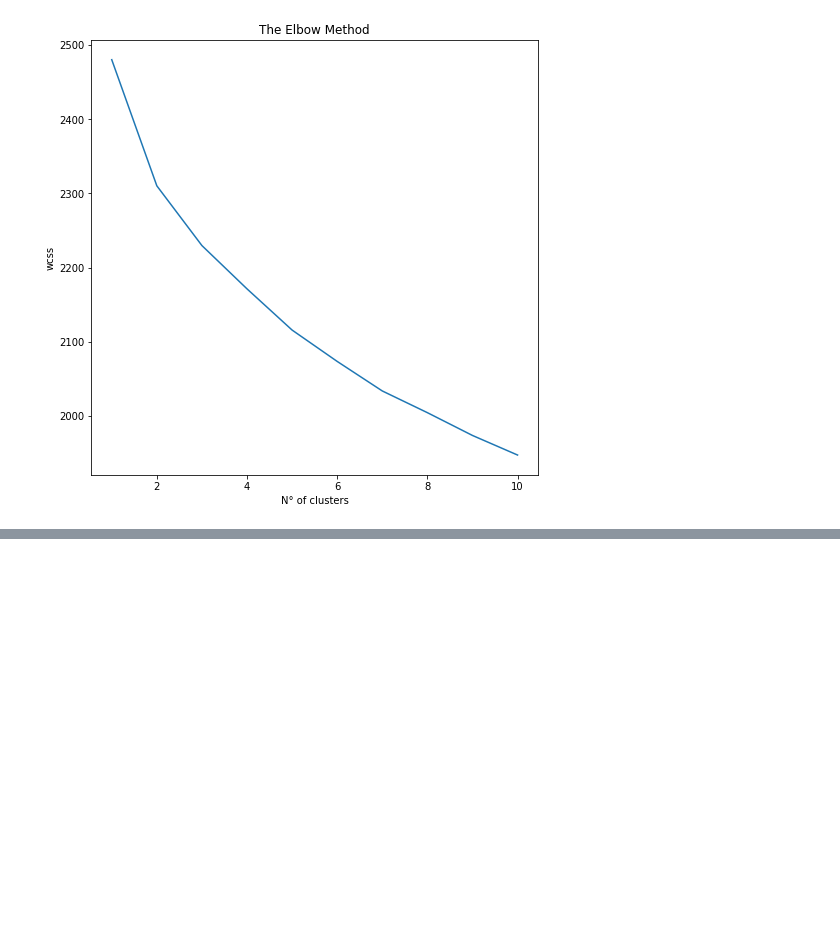
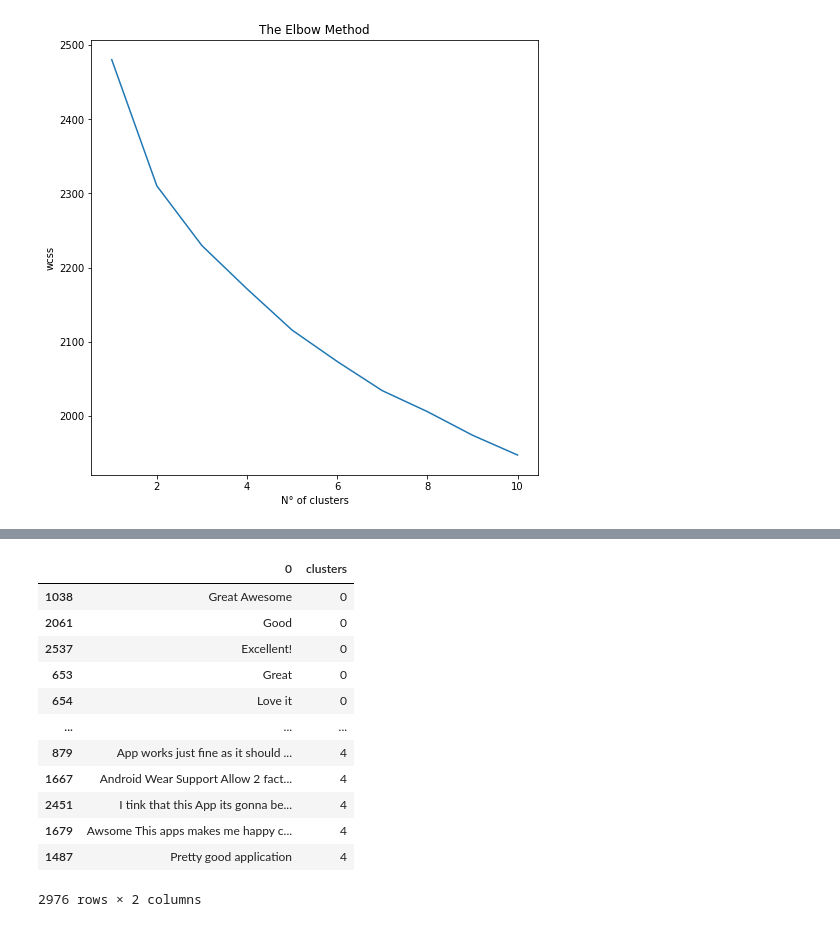
Before and after one commit to LuisSante/Text-segmentation-using-Agglomerative-Clustering, a Jupyter notebook: kmeans.ipynb, the cells around one changed output, grey strips where cells are left out. Saved outputs shown, nothing was run; the diff lists cells and outputs as text; code cells hidden in the pictures; blank space fills up the shorter version.

```diff
--- a/kmeans.ipynb
+++ b/kmeans.ipynb
@@ -160,3 +197,19 @@ best k:  5
+# %%
+ds_new.sort_values(by = ['clusters'])
+# %% [output]
+|  | 0 | clusters |
+| 1038 | Great Awesome | 0 |
+| 2061 | Good | 0 |
+| 2537 | Excellent! | 0 |
+| 653 | Great | 0 |
+| 654 | Love it | 0 |
+| ... | ... | ... |
+| 879 | App works just fine as it should ... | 4 |
+| 1667 | Android Wear Support Allow 2 fact... | 4 |
+| 2451 | I tink that this App its gonna be... | 4 |
+| 1679 | Awsome This apps makes me happy c... | 4 |
+| 1487 | Pretty good application | 4 |
+2976 rows × 2 columns
 # %%
 corpus_2 = ['A man is eating food.',
           'A man is eating a piece of bread.',
```
Also changed, not shown: parts of 6 cells of this notebook.
